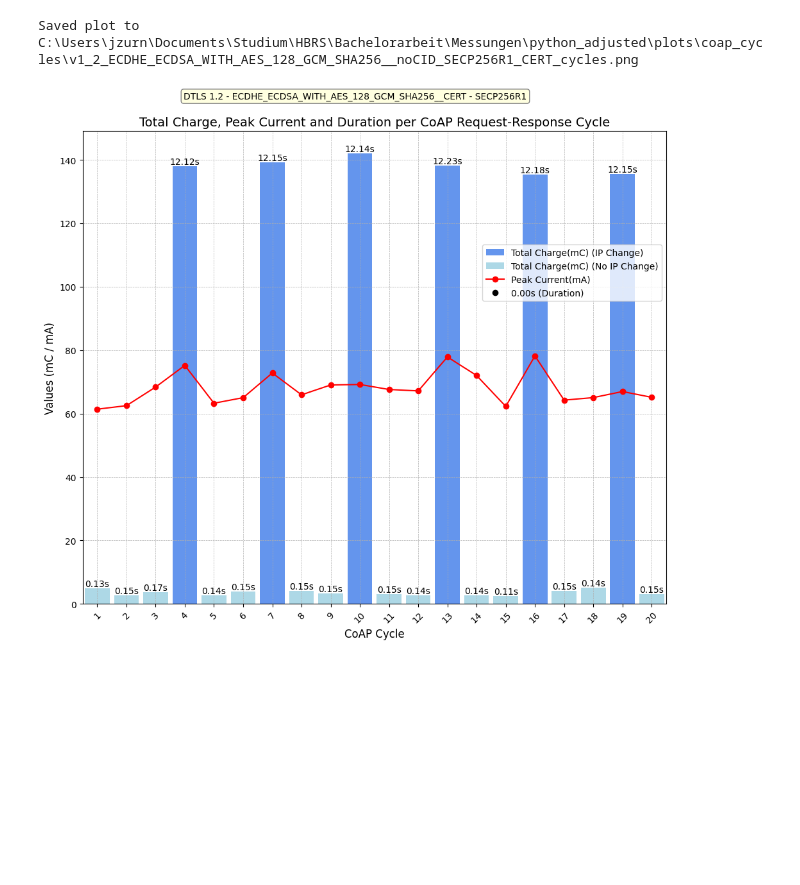
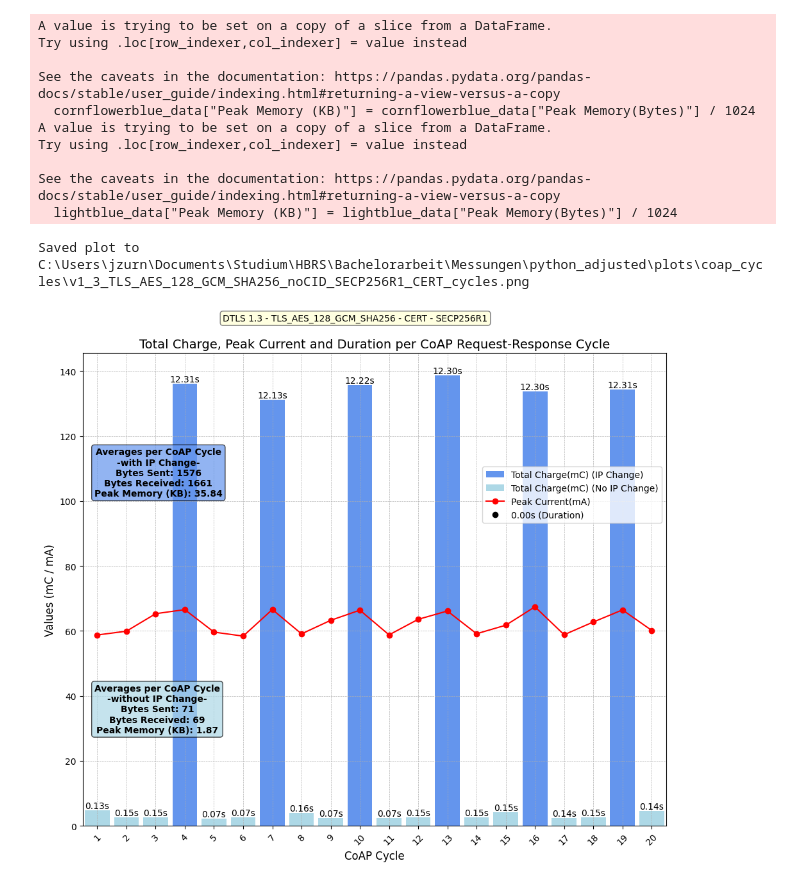
Before and after one commit to Johann-Zurner/DTLS_CoAP_Client, a Jupyter notebook: extra_thesis_material/python_plots.ipynb, the cells around one changed output. Drawn from its saved outputs; the diff is of its cells as text; code cells hidden in the pictures; blank space fills up the shorter version.

```diff
--- a/extra_thesis_material/python_plots.ipynb
+++ b/extra_thesis_material/python_plots.ipynb
@@ -6,7 +7,7 @@ from matplotlib.patches import Patch
 # %%
 columns = ["Timestamp(ms)", "Current(uA)", "D0", "D1"] # Extract only those columns
 base_path = r"C:\Users\jzurn\Documents\Studium\HBRS\Bachelorarbeit\Messungen"
-filename = "v1_2_ECDHE_ECDSA_WITH_AES_128_GCM_SHA256__noCID_SECP256R1_CERT"
+filename = "v1_3_TLS_AES_128_GCM_SHA256_noCID_SECP256R1_CERT"
 
 file_path = rf"{base_path}\ppk_csv\{filename}.csv"
 
@@ -32,11 +33,11 @@ df["D0"] = pd.to_numeric(df["D0"], errors="coerce").fillna(0).astype(int) # Conv
 df["D1"] = pd.to_numeric(df["D1"], errors="coerce").fillna(0).astype(int)  # Convert D1 to numeric
 # %%
 # Generate group numbers for D0 and D1
-df["CoAP_Interval"] = ((df["D0"] == 1) & (df["D0"].shift(fill_value=0) == 0)).cumsum() * (df["D0"] == 1)
+df["CoAP_Cycle"] = ((df["D0"] == 1) & (df["D0"].shift(fill_value=0) == 0)).cumsum() * (df["D0"] == 1)
 df["Handshakes"] = ((df["D1"] == 1) & (df["D1"].shift(fill_value=0) == 0)).cumsum() * (df["D1"] == 1)
 
 # Calculate statistics for D0
-current_coap = df[df["D0"] == 1].groupby("CoAP_Interval").agg(
+current_coap = df[df["D0"] == 1].groupby("CoAP_Cycle").agg(
     Start_Time=("Timestamp(ms)", "first"),
     End_Time=("Timestamp(ms)", "last"),
     Avg_Current=("Current(mA)", "mean"),
@@ -115,25 +159,22 @@ if version_code == "v1_3":
     print("Processing DTLS 1.3 Handshakes...")
 
     # Identify all Client Hello messages
-    client_hello_indices = pcap_df[
-        (pcap_df["Info"].str.contains("Client Hello"))
-    ].index
-
+    client_hello_indices = pcap_df[(pcap_df["Info"].str.contains("Client Hello"))].index
     # Keep every other Client Hello
     filtered_client_hello_indices = client_hello_indices[::2]
+    print("Filtered Client Hello Indices:", filtered_client_hello_indices.tolist())
 
     # Populate handshake_end_indices (first packet of length 71 or 72 after the start index)
     handshake_end_indices = []
     for start_index in filtered_client_hello_indices:
         end_index_candidates = pcap_df[
-            ((pcap_df["Length"] == 71) | (pcap_df["Length"] == 72)) &
+             ((pcap_df["Length"] >= 71) & (pcap_df["Length"] <= 74)) &
             (pcap_df.index > start_index)
         ].index
 
         # Append the first matching end index
         if not end_index_candidates.empty:
             handshake_end_indices.append(end_index_candidates[0])
-
     print("Filtered Client Hello Indices:", filtered_client_hello_indices.tolist())
     print("Handshake End Indices:", handshake_end_indices)
 
@@ -177,4 +218,4 @@ if version_code == "v1_3":
 
     # Display the updated DataFrame
     print("\nUpdated current_handshakes DataFrame:")
-    print(current_handshakes)
+    #print(current_handshakes)
@@ -234,6 +348,27 @@ plt.xlim(current_coap.index[0] - 0.5, current_coap.index[-1] + 0.5)
 
 xlabel_text = f"CoAP Cycles : {dtls_version} - {cipher_suite} - {auth_method} - {curve}"
 special_indices = [4, 7, 10, 13, 16, 19]
+
+cornflowerblue_data = current_coap[current_coap.index.isin(special_indices)]
+lightblue_data = current_coap[~current_coap.index.isin(special_indices)]
+cornflowerblue_data["Peak Memory (KB)"] = cornflowerblue_data["Peak Memory(Bytes)"] / 1024
+lightblue_data["Peak Memory (KB)"] = lightblue_data["Peak Memory(Bytes)"] / 1024
+
+# Averages for each group
+cornflowerblue_avg = (
+    f"Averages per CoAP Cycle\n"
+    f"-with IP Change-\n"
+    f"Bytes Sent: {int(cornflowerblue_data['Bytes_Sent'].mean())}\n"
+    f"Bytes Received: {int(cornflowerblue_data['Bytes_Received'].mean())}\n"
+    f"Peak Memory (KB): {cornflowerblue_data['Peak Memory (KB)'].mean():.2f}"
+)
+lightblue_avg = (
+    f"Averages per CoAP Cycle\n"
+    f"-without IP Change-\n"
+    f"Bytes Sent: {int(lightblue_data['Bytes_Sent'].mean())}\n"
+    f"Bytes Received: {int(lightblue_data['Bytes_Received'].mean())}\n"
+    f"Peak Memory (KB): {lightblue_data['Peak Memory (KB)'].mean():.2f}"
+)
 
 bars_coap = plt.bar(
     current_coap.index,
@@ -277,38 +412,74 @@ for bar, time_diff in zip(bars_coap, current_coap["Time_Diff(s)"]):  # Assuming
         #bbox=dict(boxstyle="round,pad=0.1", edgecolor="darkgreen", facecolor="lightyellow")  # Highlighted text box
     )
 
-cipher_info = f"{dtls_version} - {cipher_suite}_{auth_method} - {curve}"
+props = dict(boxstyle="round", facecolor="white", alpha=0.9, edgecolor="gray")
+
+plt.text(
+    0.02, 0.80,  # Position of the text box
+    f"{cornflowerblue_avg}",
+    transform=plt.gca().transAxes,
+    fontsize=10,
+    verticalalignment="top",
+    fontweight="bold",
+    multialignment="center",
+    bbox=dict(boxstyle="round", facecolor="cornflowerblue", alpha=0.7, edgecolor="black"),  # Box with cornflowerblue fill
+    color="black",  # Text color contrasts with the box fill
+)
+
+plt.text(
+    0.02, 0.3,  # Position of the text box
+    f"{lightblue_avg}",
+    transform=plt.gca().transAxes,
+    fontsize=10,
+    verticalalignment="top",
+    fontweight="bold",
+    multialignment="center",
+    bbox=dict(boxstyle="round", facecolor="lightblue", alpha=0.7, edgecolor="black"),  # Box with cornflowerblue fill
+    color="black",  # Text color contrasts with the box fill
+)
+
+cipher_info = f"{dtls_version} - {cipher_suite} - {auth_method} - {curve}"
 top_y = current_coap["Total_Charge(mC)"].max()  # Find the highest value in the bar data
 text_y = top_y + (0.1 * top_y)  # Add a margin above the highest bar
 
 plt.text(
     0.5, 0.95,
     cipher_info,
     fontsize=10,
     ha="center",  # Align text to the right
     va="bottom", # Align text to the bottom
     transform=plt.gcf().transFigure,  # Use figure-relative positioning
     bbox=dict(boxstyle="round,pad=0.3", edgecolor="gray", facecolor="lightyellow")
 )
 
 # Add labels, title, and legend for D0
 plt.xlabel("CoAP Cycle", fontsize=12)
 plt.ylabel("Values (mC / mA)", fontsize=12)
 plt.title("Total Charge, Peak Current and Duration per CoAP Request-Response Cycle", fontsize=14)
 
 # Customize grid and ticks
 plt.grid(True, which="both", linestyle="--", linewidth=0.5)
 plt.xticks(current_coap.index, rotation=45, fontsize=10)
 plt.tight_layout()
 
 plot_file = rf"{base_path}\python_adjusted\plots\coap_cycles\{filename}_cycles.png"
 plt.savefig(plot_file)
 print(f"Saved plot to {plot_file}")
 # Show the plot for D0
 plt.show()
 # %% [output]
-Saved plot to C:\Users\jzurn\Documents\Studium\HBRS\Bachelorarbeit\Messungen\python_adjusted\plots\coap_cycles\v1_2_ECDHE_ECDSA_WITH_AES_128_GCM_SHA256__noCID_SECP256R1_CERT_cycles.png
+A value is trying to be set on a copy of a slice from a DataFrame.
+Try using .loc[row_indexer,col_indexer] = value instead
+
+See the caveats in the documentation: https://pandas.pydata.org/pandas-docs/stable/user_guide/indexing.html#returning-a-view-versus-a-copy
+  cornflowerblue_data["Peak Memory (KB)"] = cornflowerblue_data["Peak Memory(Bytes)"] / 1024
+A value is trying to be set on a copy of a slice from a DataFrame.
+Try using .loc[row_indexer,col_indexer] = value instead
+
+See the caveats in the documentation: https://pandas.pydata.org/pandas-docs/stable/user_guide/indexing.html#returning-a-view-versus-a-copy
+  lightblue_data["Peak Memory (KB)"] = lightblue_data["Peak Memory(Bytes)"] / 1024
+Saved plot to C:\Users\jzurn\Documents\Studium\HBRS\Bachelorarbeit\Messungen\python_adjusted\plots\coap_cycles\v1_3_TLS_AES_128_GCM_SHA256_noCID_SECP256R1_CERT_cycles.png
-[figure, old version]
+[figure, new version]
 # %%
 
 average_handshake_time = current_handshakes["Time_Diff(s)"].mean()
```
Also changed, not shown: parts of 8 cells of this notebook, 1 other file.
